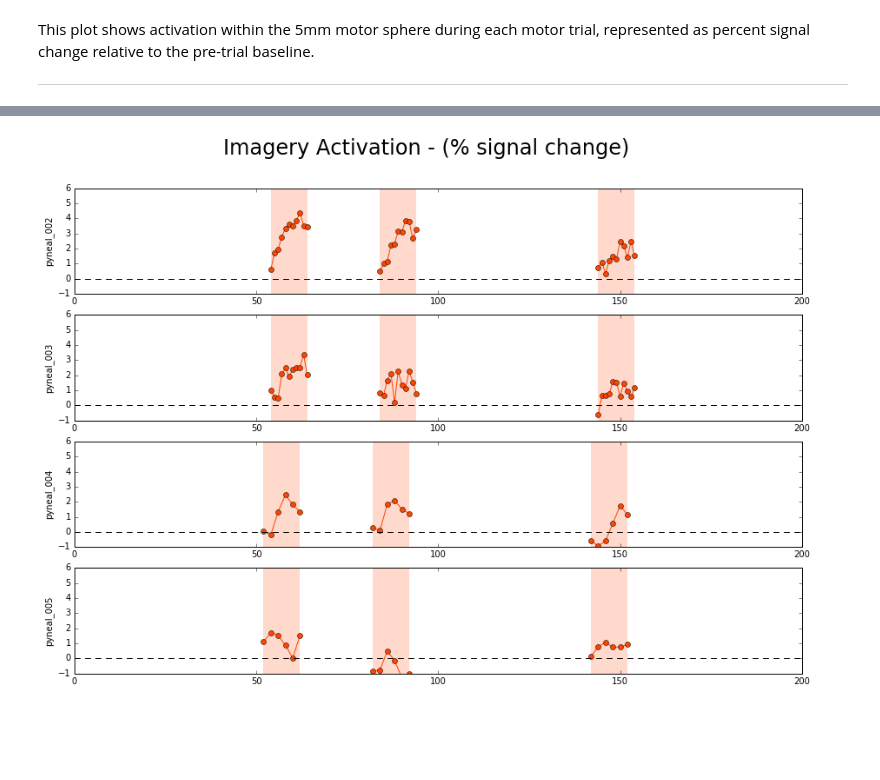
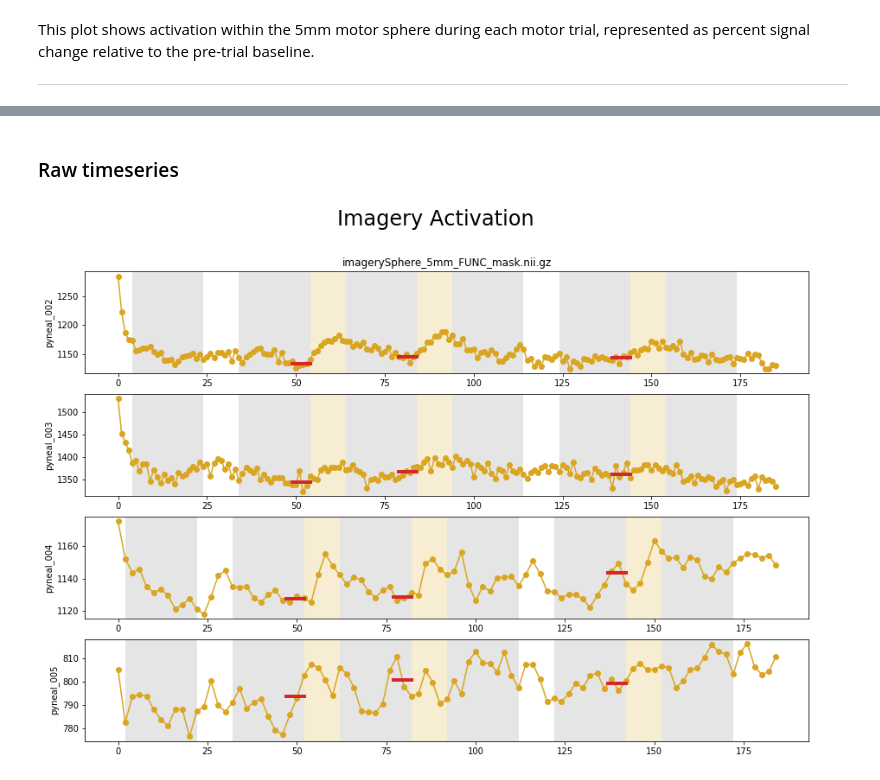
Before and after one commit to jeffmacinnes/b2b, a Jupyter notebook: analysis/subject001.ipynb, the cells around one changed output, grey strips where cells are left out. Drawn from its saved outputs; the diff is of its cells as text; code cells hidden in the pictures; blank space fills up the shorter version.

```diff
--- a/analysis/subject001.ipynb
+++ b/analysis/subject001.ipynb
@@ -372,69 +373,6 @@ for i,run in enumerate(['pyneal_002', 'pyneal_003', 'pyneal_004', 'pyneal_005'])
-# %%
-# start the plot
-fig, axs = plt.subplots(4, 1, figsize=(15,10))
-plt.suptitle('Imagery Activation - (% signal change)', fontsize=24)
-#fig.subplots_adjust(vspace=.5)
-
-
-for i,run in enumerate(['pyneal_002', 'pyneal_003', 'pyneal_004', 'pyneal_005']):
-    # load the imagery sphere mask
-    imageryMask = nib.load('../data/subject001/{}/mask_transforms/FUNC_masks/imagerySphere_5mm_FUNC_mask.nii.gz'.format(run))
-
-    # load the masked run data
-    rawFunc = '../data/subject001/{}/receivedFunc.nii.gz'.format(run)
-    maskedData = apply_mask(rawFunc, imageryMask)
-
-    # calculate the mean timeseries within mask
-    meanTS = np.mean(maskedData, axis=1)
-
-    # plot
-    if run in ['pyneal_002', 'pyneal_003']:
-        # use 1s TR
-        x = np.arange(0,186,1)
-
-        # get onsets for trials
-        restOnsets = trialOnsets.loc[trialOnsets.trialTypes == 'rest', ['onsets_TR1','duration']]
-        restOnsets.rename(index=str, columns={"onsets_TR1":"onsets"}, inplace=True)
-        imageryOnsets = trialOnsets.loc[trialOnsets.trialTypes == 'imagery', ['onsets_TR1', 'duration']]
-        imageryOnsets.rename(index=str, columns={"onsets_TR1":"onsets"}, inplace=True)
-
-    else:
-        # use 2s TR
-        x = np.arange(0,186,2)
-
-        # get onsets for trials
-        restOnsets = trialOnsets.loc[trialOnsets.trialTypes == 'rest', ['onsets_TR2','duration']]
-        restOnsets.rename(index=str, columns={"onsets_TR2":"onsets"}, inplace=True)
-        imageryOnsets = trialOnsets.loc[trialOnsets.trialTypes == 'imagery', ['onsets_TR2', 'duration']]
-        imageryOnsets.rename(index=str, columns={"onsets_TR2":"onsets"}, inplace=True)
-
-    axs[i].set(ylabel=run)
-
-    # plot trial baselines (based on last few seconds of rest trial preceding imagery trial)
-    baselineWindow = 5 # in sec
-    for r,row in imageryOnsets.iterrows():
-        onset = row['onsets']
-        xBlineMask = (x >= onset-baselineWindow) & (x<=onset)   # create mask for baseline window
-
-        # calculate the baseline for this trial
-        thisBline = np.mean(meanTS[xBlineMask])
-
-        # grab the raw value for this trial only
-        xTrialMask = (x >= onset) & (x <= onset + row['duration'])
-        trialTS = meanTS[xTrialMask]
-
-        # convert trial TS to % signal change from baseline
-        trialPercentChange = [((x/thisBline)-1)*100 for x in trialTS]
-
-        # draw span
-        axs[i].axvspan(onset, onset+row['duration'], facecolor='orangered', edgecolor='none', alpha=0.2)
-
-        # draw % signal change
-        axs[i].plot(x[xTrialMask], trialPercentChange, '-o', color='orangered')
-
-        # format plot
-        axs[i].axhline(y=0, color='k', ls='--')
-        axs[i].set_ylim(-1,6)
-        axs[i].set_xlim(0,200)
-# %% [output]
-[figure, removed]
+# %% [markdown]
+### Raw timeseries
+# %%
+plotRaw('imagery', 'imagerySphere_5mm_FUNC_mask.nii.gz')
+# %% [output]
+[figure, added]
```
Also changed, not shown: parts of 22 cells of this notebook, 3 other files.
